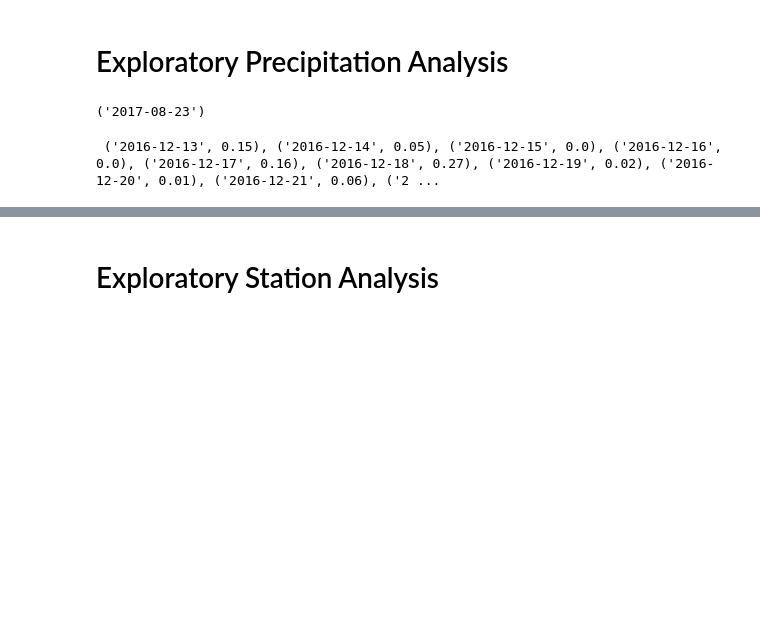
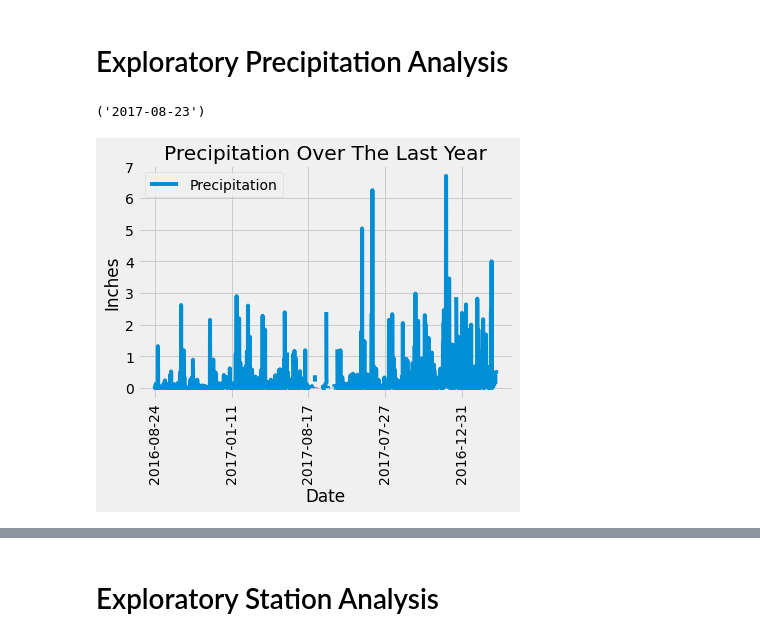
Before and after one commit to lakemp2345/sqlalchemy-challenge, a Jupyter notebook: climate_starter.ipynb, the cells around one changed output, grey strips where cells are left out. Cells and saved outputs as stored; diff of their text form; code cells hidden in the pictures; blank space fills up the shorter version.

```diff
--- a/climate_starter.ipynb
+++ b/climate_starter.ipynb
@@ -84,24 +84,34 @@ session.query(Measurement.date).order_by(Measurement.date.desc()).first()
 # %%
 # Design a query to retrieve the last 12 months of precipitation data and plot the results.
 
 
 # Starting from the most recent data point in the database.
 
 # Calculate the date one year from the last date in data set.
 previous_year = dt.datetime(2017,8,23)-dt.timedelta(days=365)
 
 # Perform a query to retrieve the data and precipitation scores
 results = session.query(Measurement.date, Measurement.prcp).filter(Measurement.date >= previous_year).all()
-#print(results)
+
+print_rows = [{"Precipitation": result[1], "Date": result[0]} for result in results]
+print_rows
+# print(print_rows)
 
 # Save the query results as a Pandas DataFrame and set the index to the date column
-
+precipitation_df=pd.DataFrame(print_rows).set_index("Date")
+precipitation_df.plot(kind="line")
+x_axis= ['Date']
+y_axis= ['Precipitation']
+plt.title("Precipitation Over The Last Year")
+plt.xlabel("Date")
+plt.xticks(rotation=90)
+plt.ylabel("Inches")
+plt.show()
 
 # Sort the dataframe by date
 
-
 # Use Pandas Plotting with Matplotlib to plot the data
 # %% [output]
- ('2016-12-13', 0.15), ('2016-12-14', 0.05), ('2016-12-15', 0.0), ('2016-12-16', 0.0), ('2016-12-17', 0.16), ('2016-12-18', 0.27), ('2016-12-19', 0.02), ('2016-12-20', 0.01), ('2016-12-21', 0.06), ('2 ...
+[figure, added]
 # %%
 # Use Pandas to calcualte the summary statistics for the precipitation data
```
Also changed, not shown: parts of 16 cells of this notebook.
